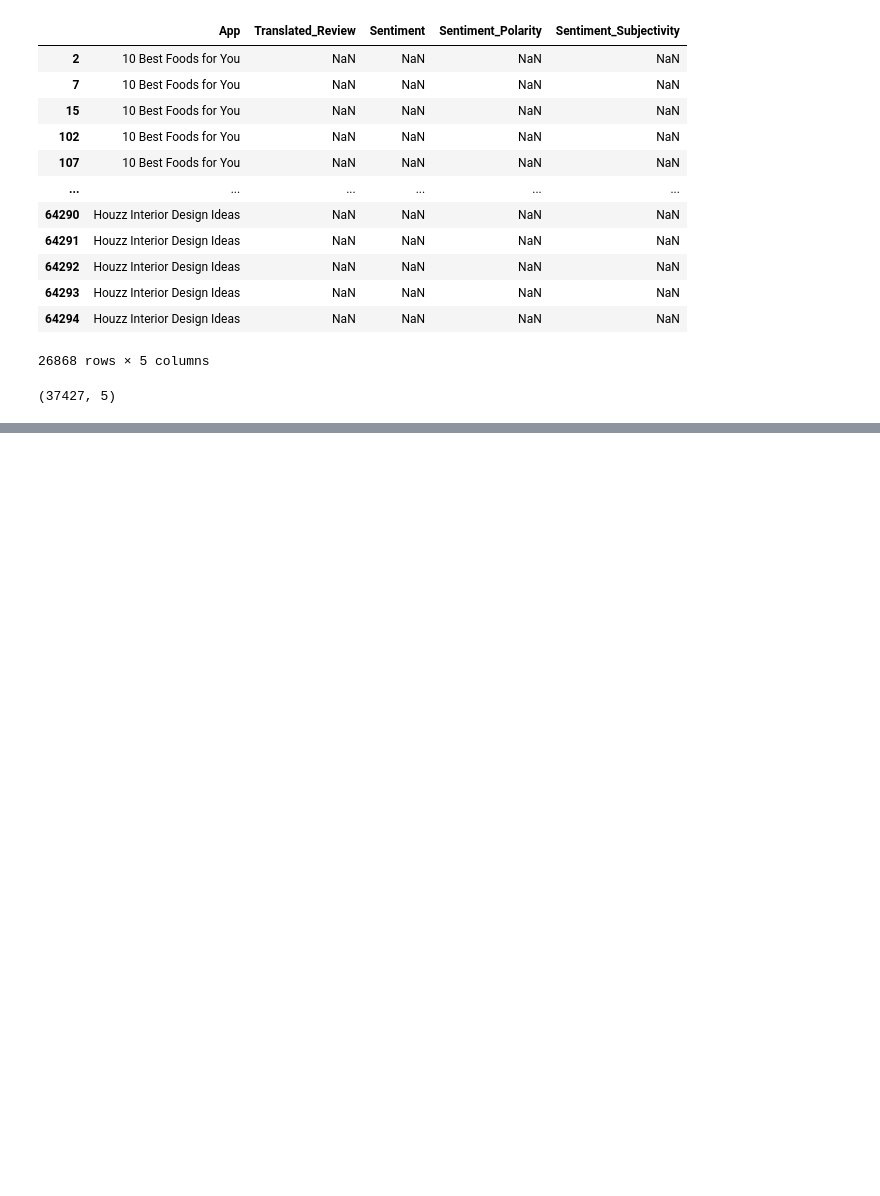
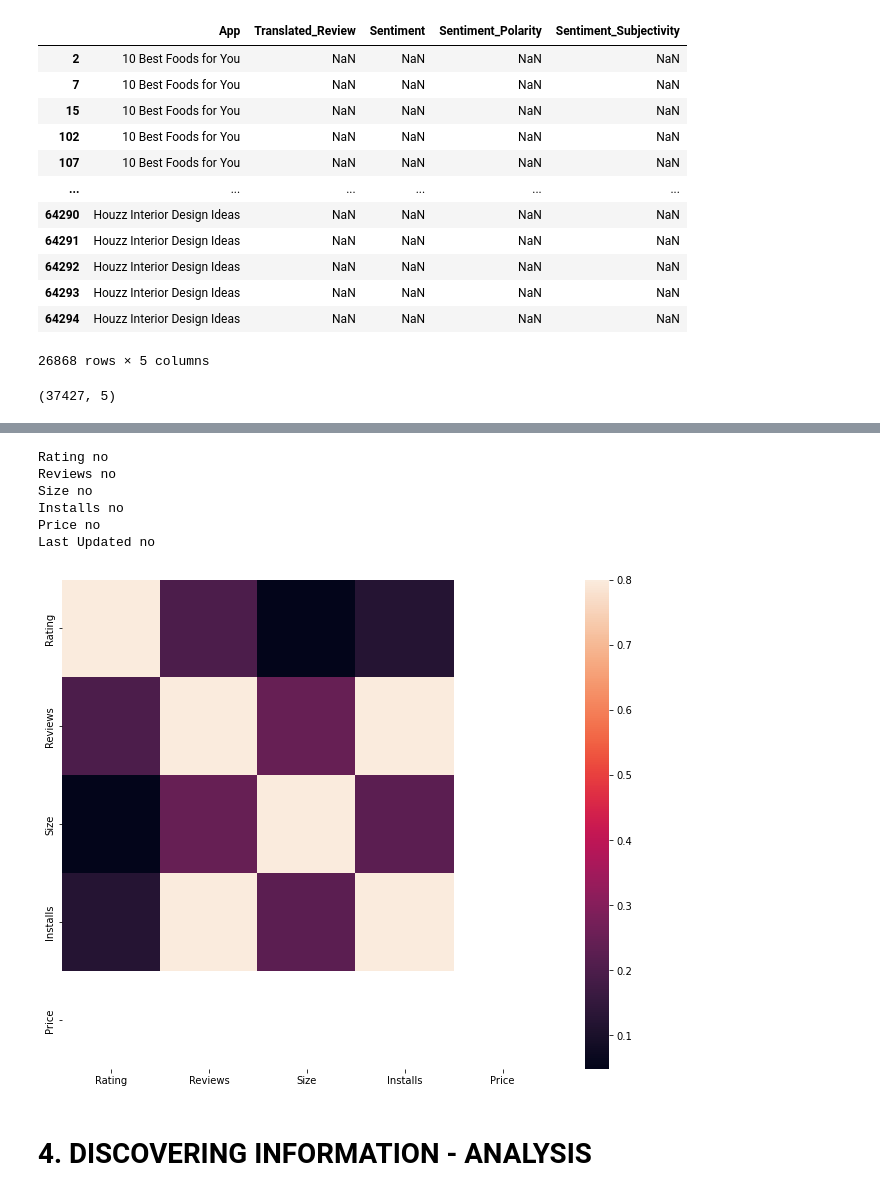
Before and after one commit to ankitrai777/EDA-on-Play-Store-App-Review, a Jupyter notebook: Play_Store_App_Review_Analysis_Capstone_Project.ipynb, the cells around one changed output, grey strips where cells are left out. Drawn from its saved outputs; the diff is of its cells as text; code cells hidden in the pictures; blank space fills up the shorter version.

```diff
--- a/Play_Store_App_Review_Analysis_Capstone_Project.ipynb
+++ b/Play_Store_App_Review_Analysis_Capstone_Project.ipynb
@@ -957,0 +773,6 @@ Text(0.5, 1.0, 'Distribution of Sentiments across apps')
+# %%
+# Seggregating numeric columns from our ps_df
+
+numeric_variable = [col for col in ps_df.columns if ps_df[col].dtype!='O']
+num_df = ps_df[numeric_variable]
+num_df.head()
@@ -957,0 +818,22 @@ Text(0.5, 1.0, 'Distribution of Sentiments across apps')
+# %%
+# Checking if outliers are adjusted
+
+for col in num_df.columns:
+    check_outliers(num_df, col)
+# %% [output]
+Rating no
+Reviews no
+Size no
+Installs no
+Price no
+Last Updated no
+# %%
+# Checking for any hint of correlation
+
+corrmat = num_df.corr()
+f, ax = plt.subplots(figsize=(12, 9))
+sns.heatmap(corrmat, vmax=.8, square=True);
+# %% [output]
+[figure, added]
+# %% [markdown]
+# **4. DISCOVERING INFORMATION - ANALYSIS**
```
Also changed, not shown: parts of 272 cells of this notebook.
